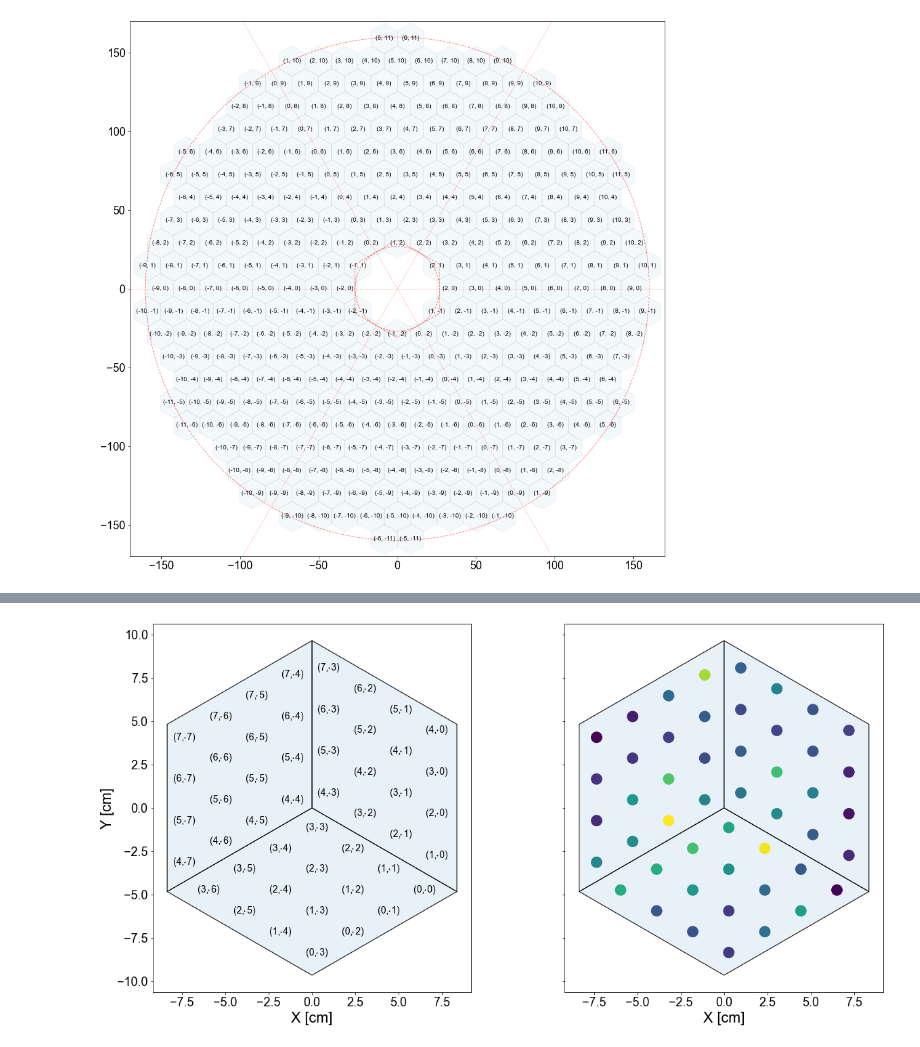
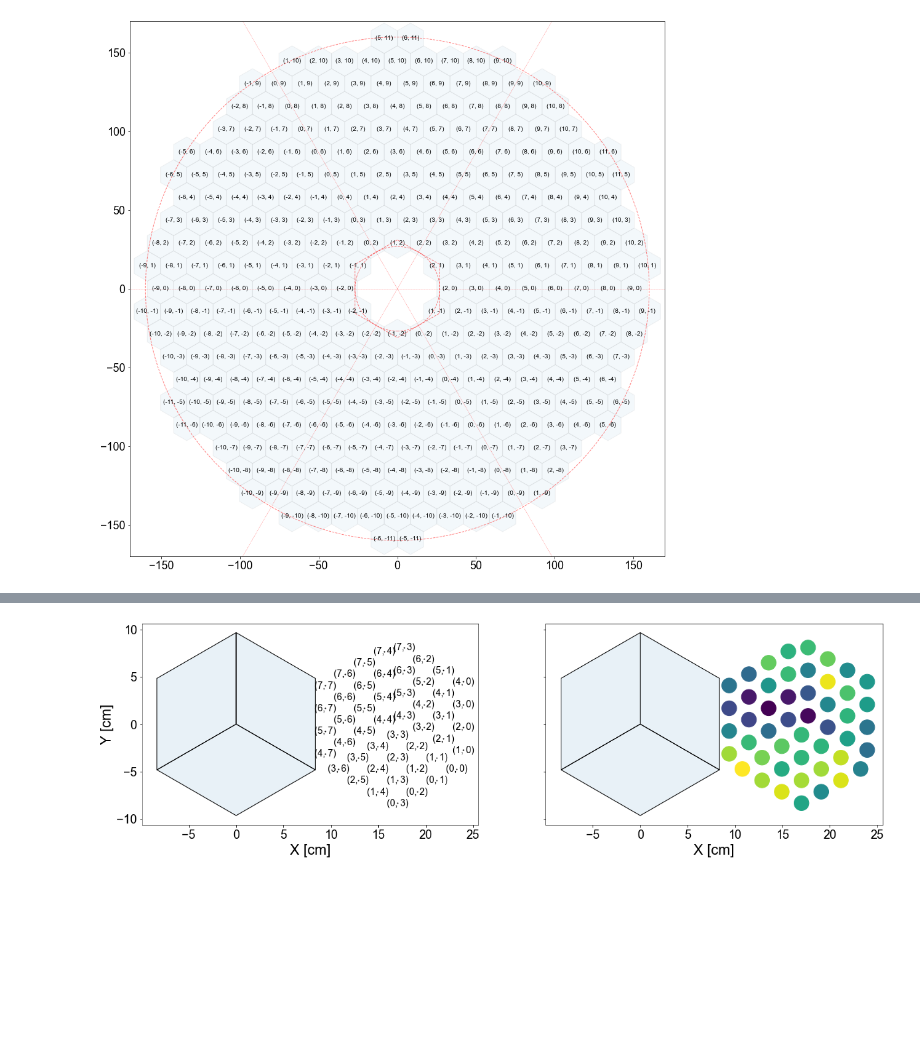
Before and after one commit to naodell/ECONAutoencoderStudy, a Jupyter notebook: notebooks/tc_visualizer.ipynb, the cells around one changed output, grey strips where cells are left out. Drawn from its saved outputs; the diff is of its cells as text; code cells hidden in the pictures; blank space fills up the shorter version.

```diff
--- a/notebooks/tc_visualizer.ipynb
+++ b/notebooks/tc_visualizer.ipynb
@@ -388,11 +386,6 @@ ax = axes[0]
 ax.set_aspect('equal')
 
 # draw hexegonal grid
-angle = np.pi/6
-hex_radius = 0.95*8*2.54/2
-d = 2*hex_radius*np.cos(angle)
-x_offset = d*(3 - 3*np.sin(angle))
-y_offset = d*3*np.sin(np.pi/2 - angle)
 poly = RegularPolygon((0, 0),
                      numVertices=6,
                      radius=hex_radius,
@@ -420,7 +413,9 @@ ax.add_patch(Polygon(xy=list(zip(x3, y3)), fill=False))
 
 #ax.add_patch(poly)
 # overlay trigger cells.  Combine energy deposits from different events using groupby.
-group_tc = event_tc.query('tc_waferu == 3 and tc_waferv == 3').groupby(['tc_x', 'tc_y'])
+tc_uv = (4, 3)
+x_offset = tc_uv
+group_tc = event_tc.query(f'tc_waferu == {tc_uv[0]} and tc_waferv == {tc_uv[1]}').groupby(['tc_x', 'tc_y'])
 tc_sums = group_tc.sum()
 tc_cells = group_tc.apply(lambda x: x.iloc[0])[['tc_cellu', 'tc_cellv']]
 scat = ax.scatter(x - x_offset, y - y_offset,
@@ -454,32 +449,32 @@ poly = RegularPolygon((0, 0),
                      zorder=1
                         )
 ax.add_patch(poly)
 
 # Draw HGROC boundaries
 ax.add_patch(Polygon(xy=list(zip(x1, y1)), fill=False))
 ax.add_patch(Polygon(xy=list(zip(x2, y2)), fill=False))
 ax.add_patch(Polygon(xy=list(zip(x3, y3)), fill=False))
 
 #ax.add_patch(poly)
 # overlay trigger cells.  Combine energy deposits from different events using groupby.
 tc_energy = tc_sums['tc_energy'].values
 x, y = tc_sums.index.get_level_values(0).values, tc_sums.index.get_level_values(1).values
-marker_size = 250. #/ (1 + np.exp(-tc_energy)/10)
+marker_size = 500. #/ (1 + np.exp(-tc_energy)/10)
 scat = ax.scatter(x - x_offset, y - y_offset,
                   marker='o', #(6, 0, 0),
                   s=marker_size,
                   c=tc_energy,
                   zorder=2,
                   norm=matplotlib.colors.LogNorm()
                  )
 #ax.set_xlim(15, 35)
 #ax.set_ylim(33, 54)
 ax.set_xlabel('X [cm]')
 #ax.set_ylabel('Y [cm]')
 
 #cbar = fig.colorbar(scat, ax=ax, shrink=1.82)
 #cbar.set_label('trigger cell energy [GeV]')
 
 plt.show()
 # %% [output]
-[figure, old version]
+[figure, new version]
```
Also changed, not shown: parts of 3 cells of this notebook, 3 other files.
